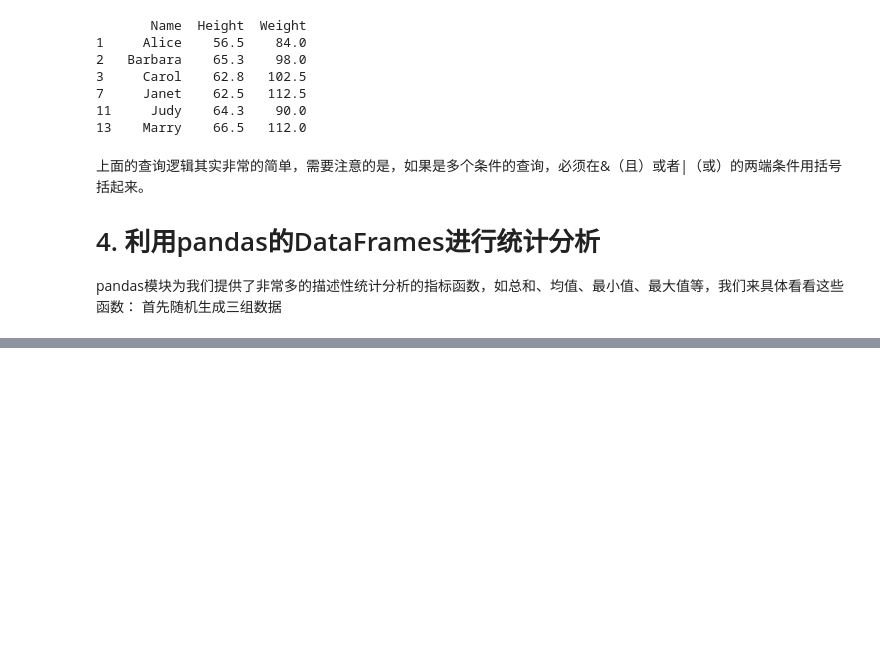
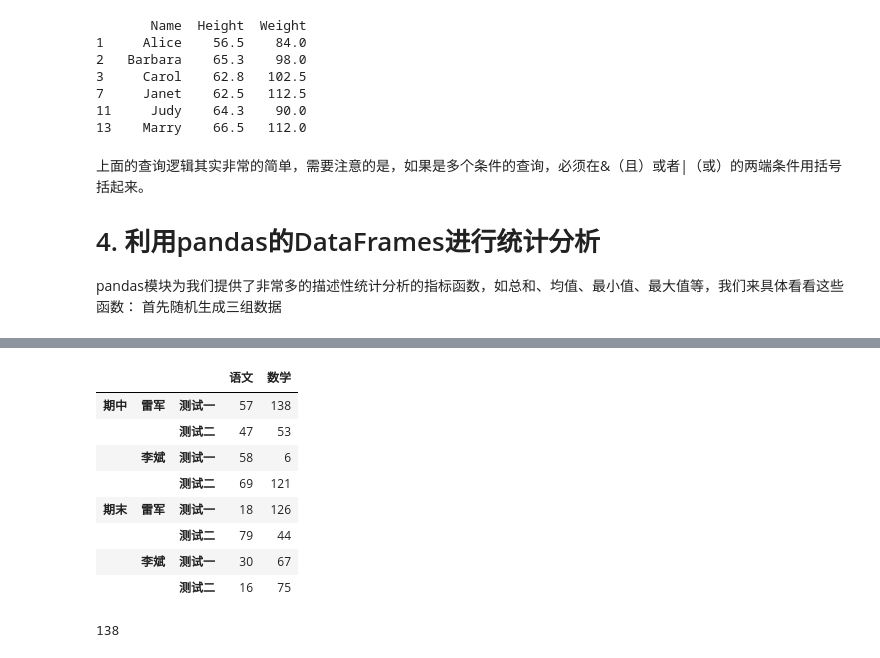
Before and after one commit to youthcolor/mypython, a Jupyter notebook: pandas-basic/pandas-basic.ipynb, the cells around one changed output, grey strips where cells are left out. Saved outputs shown, nothing was run; the diff lists cells and outputs as text; code cells hidden in the pictures; blank space fills up the shorter version.

```diff
--- a/pandas-basic/pandas-basic.ipynb
+++ b/pandas-basic/pandas-basic.ipynb
@@ -353,0 +1134,16 @@ pandas模块为我们提供了非常多的描述性统计分析的指标函数
+# %%
+data['模拟考'][['语文','数学']]
+# %% [output]
+|  |  |  | 语文 | 数学 |
+| 期中 | 雷军 | 测试一 | 57 | 138 |
+|  |  | 测试二 | 47 | 53 |
+|  | 李斌 | 测试一 | 58 | 6 |
+|  |  | 测试二 | 69 | 121 |
+| 期末 | 雷军 | 测试一 | 18 | 126 |
+|  |  | 测试二 | 79 | 44 |
+|  | 李斌 | 测试一 | 30 | 67 |
+|  |  | 测试二 | 16 | 75 |
+# %%
+print(data.loc['期中','雷军','测试一']['模拟考','数学'])
+# %% [output]
+138
```
Also changed, not shown: parts of 91 cells of this notebook.
